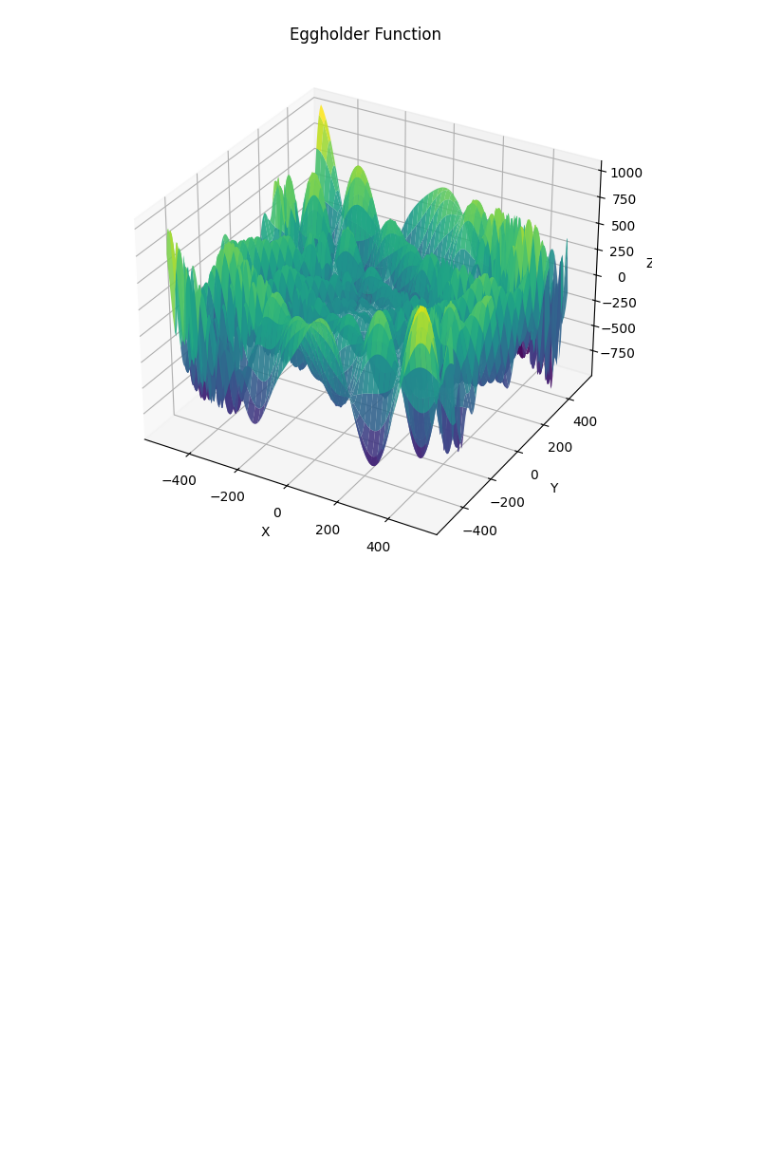
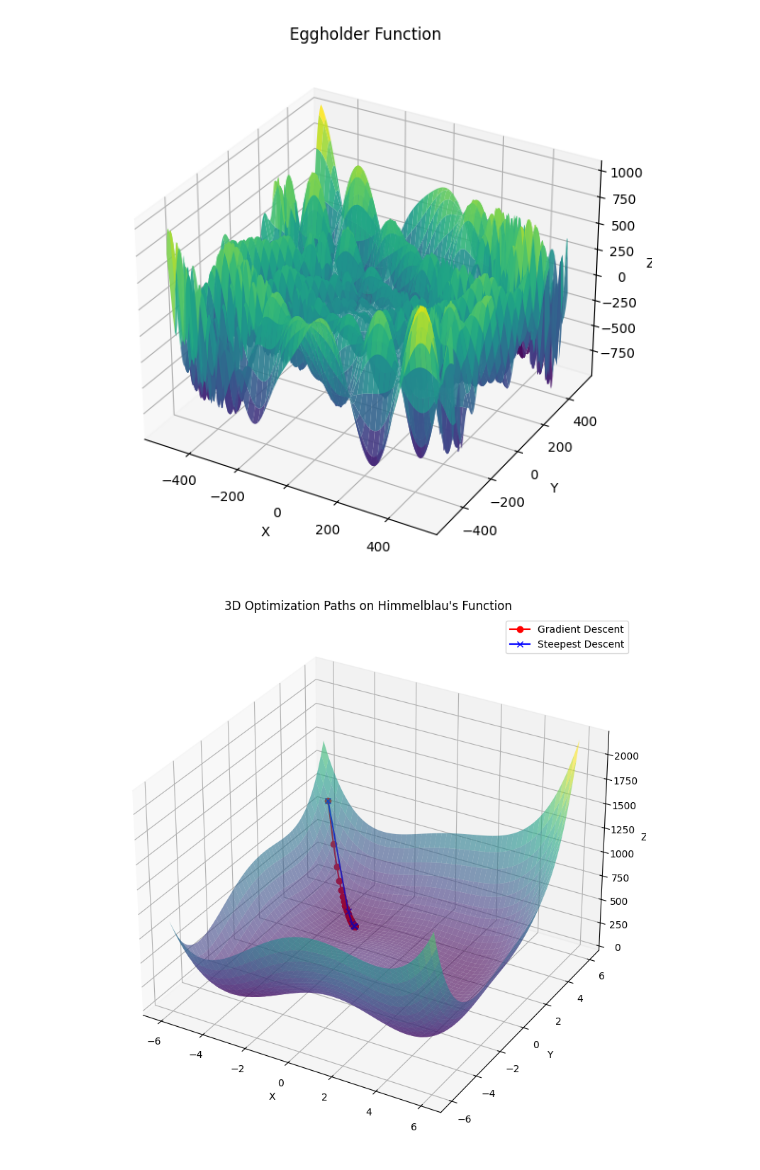
Before and after one commit to Mikolaj-MLP/Optimization-methods, a Jupyter notebook: Optimization_methods.ipynb, the cells around one changed output. Cells and saved outputs as stored; diff of their text form; code cells hidden in the pictures; blank space fills up the shorter version.

Commit message:
Gradient descent visualization on himelblau's function

```diff
--- a/Optimization_methods.ipynb
+++ b/Optimization_methods.ipynb
@@ -48,3 +50,55 @@ plot_3d_function(eggholder, (-512, 512), (-512, 512), "Eggholder Function")
 [figure]
 [figure]
 [figure]
+# %%
+# Convert 2D function to vector input form
+def himmelblau_vec(x):
+    x1, x2 = x[0], x[1]
+    return (x1**2 + x2 - 11)**2 + (x1 + x2**2 - 7)**2
+
+# Gradient of Himmelblau's function
+def grad_himmelblau(x):
+    x1, x2 = x[0], x[1]
+    df_dx1 = 4 * x1 * (x1**2 + x2 - 11) + 2 * (x1 + x2**2 - 7)
+    df_dx2 = 2 * (x1**2 + x2 - 11) + 4 * x2 * (x1 + x2**2 - 7)
+    return np.array([df_dx1, df_dx2])
+# %%
+x0 = np.array([-5.5, 5.5]) # starting position
+
+#Run
+opt_gd, path_gd = gradient_descent(grad_himmelblau, x0, lr=0.001, max_iters=10000)
+opt_sd, path_sd = steepest_descent(himmelblau_vec, grad_himmelblau, x0, max_iters=1000)
+
+path_gd = np.array(path_gd)
+path_sd = np.array(path_sd)
+
+#optimization paths on contour
+x = np.linspace(-6, 6, 400)
+y = np.linspace(-6, 6, 400)
+X, Y = np.meshgrid(x, y)
+Z = himmelblau(X, Y)
+
+#Z values for paths
+Z_gd = [himmelblau(x[0], x[1]) for x in path_gd]
+Z_sd = [himmelblau(x[0], x[1]) for x in path_sd]
+
+fig = plt.figure(figsize=(12, 8))
+ax = fig.add_subplot(111, projection='3d')
+
+ax.plot_surface(X, Y, Z, cmap='viridis', alpha=0.6, edgecolor='none')
+
+# Gradient Descent path
+ax.plot(path_gd[:, 0], path_gd[:, 1], Z_gd, color='red', label='Gradient Descent', marker='o')
+
+# Steepest Descent path
+ax.plot(path_sd[:, 0], path_sd[:, 1], Z_sd, color='blue', label='Steepest Descent', marker='x')
+
+ax.set_title("3D Optimization Paths on Himmelblau's Function")
+ax.set_xlabel('X')
+ax.set_ylabel('Y')
+ax.set_zlabel('Z')
+ax.legend()
+plt.tight_layout()
+plt.show()
+# %% [output]
+[figure, added]
```
Also changed, not shown: parts of 1 cell of this notebook.
